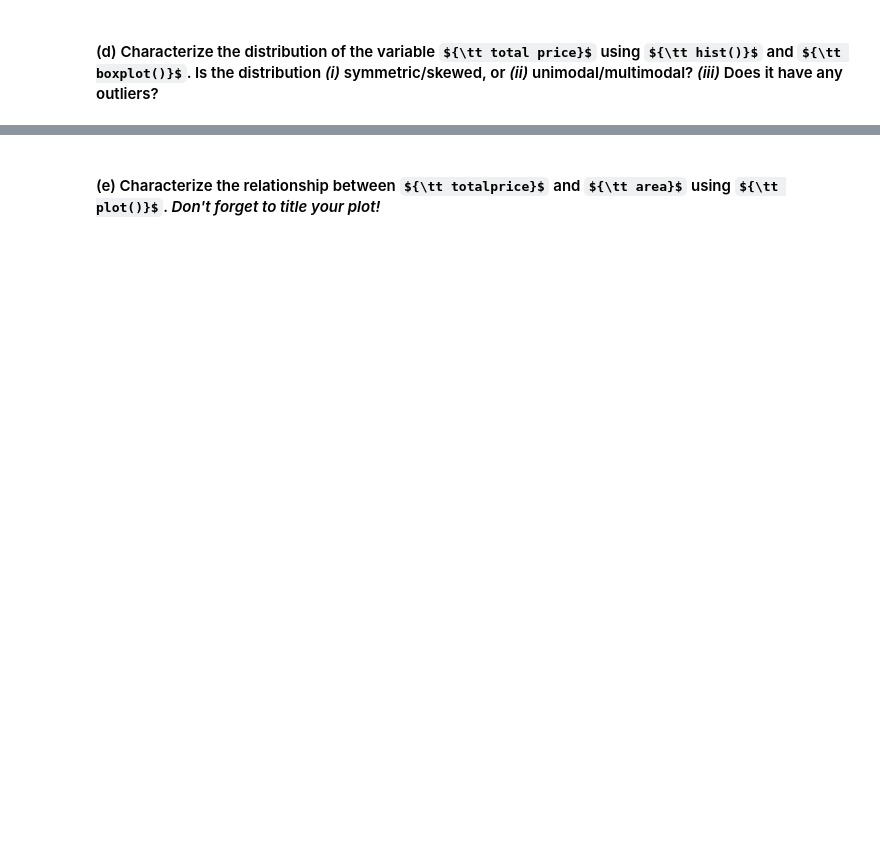
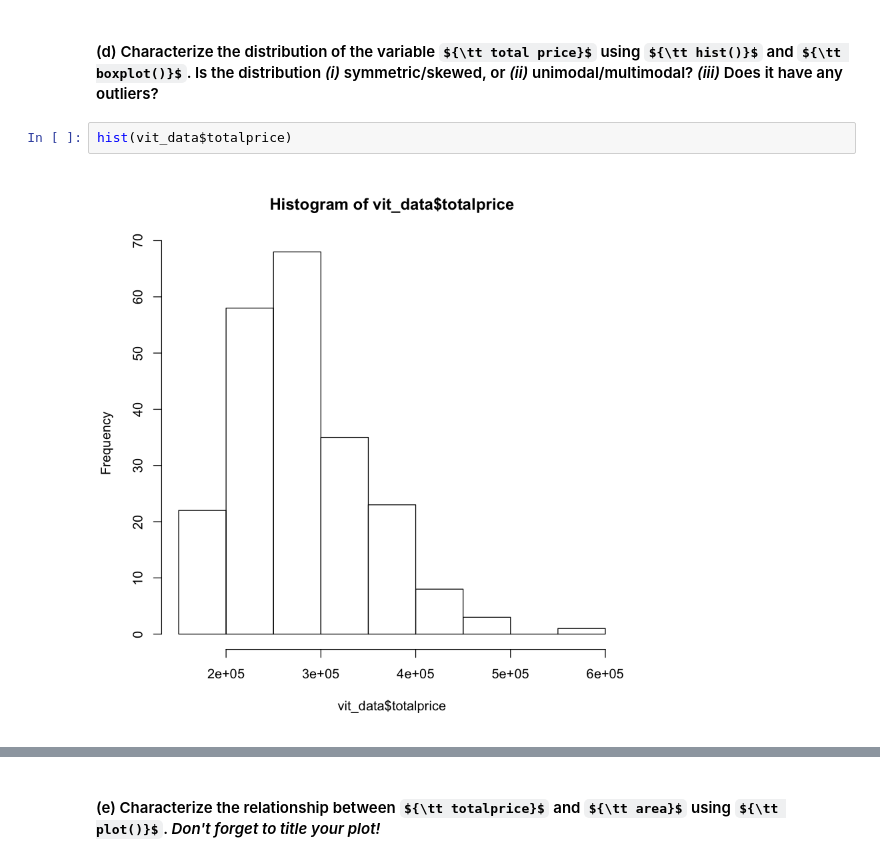
Before and after one commit to juanhotencoding/APPM4570, a Jupyter notebook: HW/HW1/A4570SP19HW01-computational.ipynb, the cells around one changed output, grey strips where cells are left out. Cells and saved outputs as stored; diff of their text form; some formulas as TeX source; blank space fills up the shorter version.

```diff
--- a/HW/HW1/A4570SP19HW01-computational.ipynb
+++ b/HW/HW1/A4570SP19HW01-computational.ipynb
@@ -80,2 +219,6 @@ Here are descriptions of the variables:
 # %% [markdown]
 #### (d) Characterize the distribution of the variable ${\tt total price}$ using ${\tt hist()}$ and ${\tt boxplot()}$. Is the distribution _(i)_ symmetric/skewed, or _(ii)_ unimodal/multimodal? _(iii)_ Does it have any outliers?
+# %%
+hist(vit_data$totalprice)
+# %% [output]
+[figure, added]
```
Also changed, not shown: parts of 23 cells of this notebook, 34 other files.
